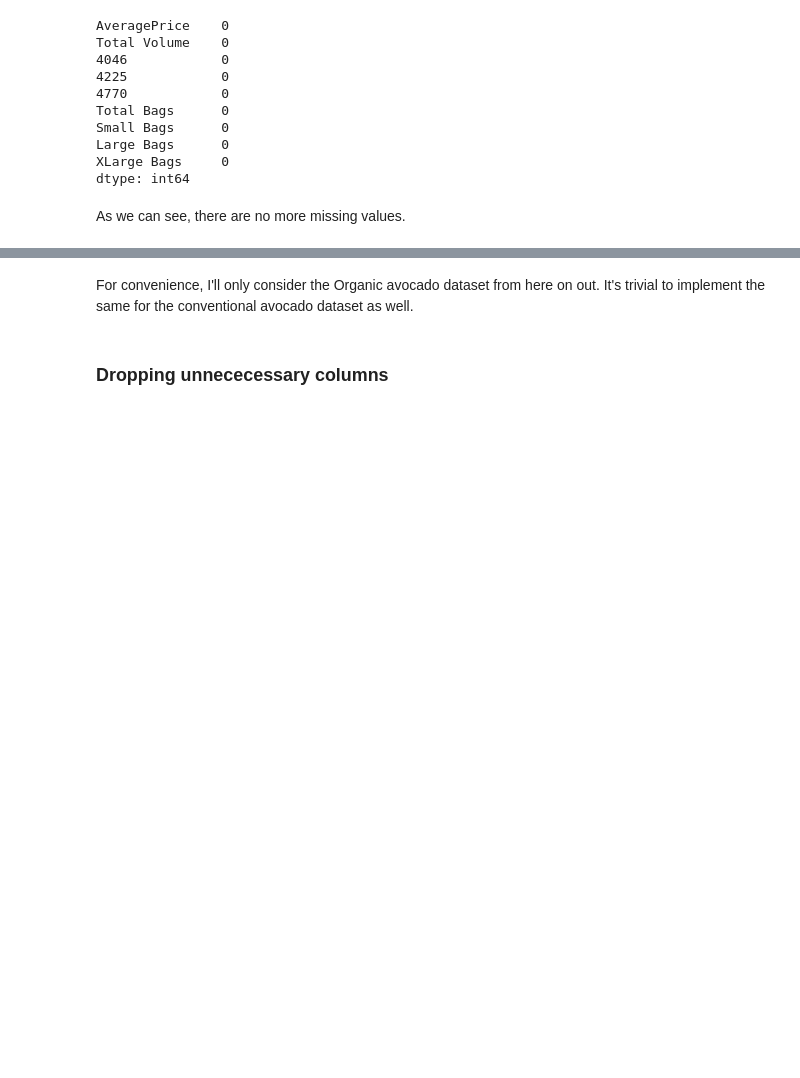
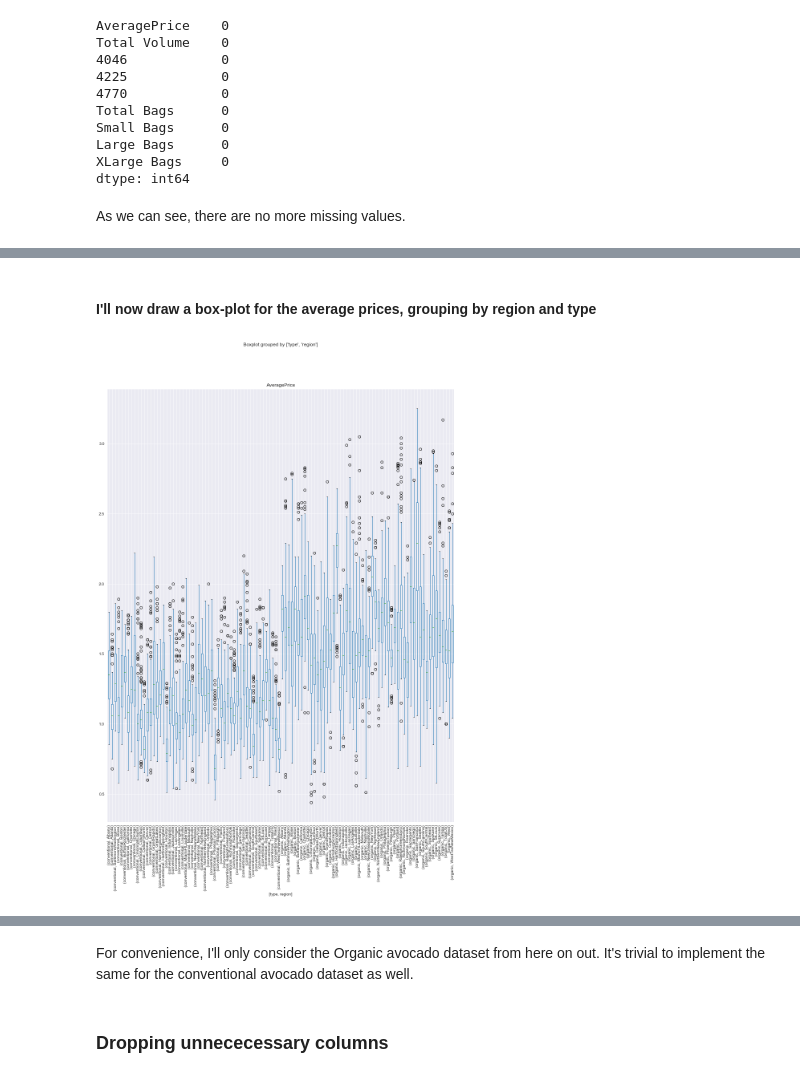
Before and after one commit to thesickcynic/Task, a Jupyter notebook: Task.ipynb, the cells around one changed output, grey strips where cells are left out. Cells and saved outputs as stored; diff of their text form; code cells hidden in the pictures; blank space fills up the shorter version.

```diff
--- a/Task.ipynb
+++ b/Task.ipynb
@@ -138,0 +120,5 @@ conventional_df['AveragePrice'].plot()
+# %%
+combined = pd.read_csv('data/combined.csv')
+combined['Date'] = pd.to_datetime(combined['Date'])
+combined.set_index('Date',inplace=True)
+combined = combined.sort_index()
@@ -138,0 +162,6 @@ conventional_df['AveragePrice'].plot()
+# %% [markdown]
+#### I'll now draw a box-plot for the average prices, grouping by region and type
+# %%
+boxplot = combined.boxplot(column=['AveragePrice'], by=['type','region'], figsize=[15,20],rot=90)
+# %% [output]
+[figure, added]
```
Also changed, not shown: parts of 40 cells of this notebook.
